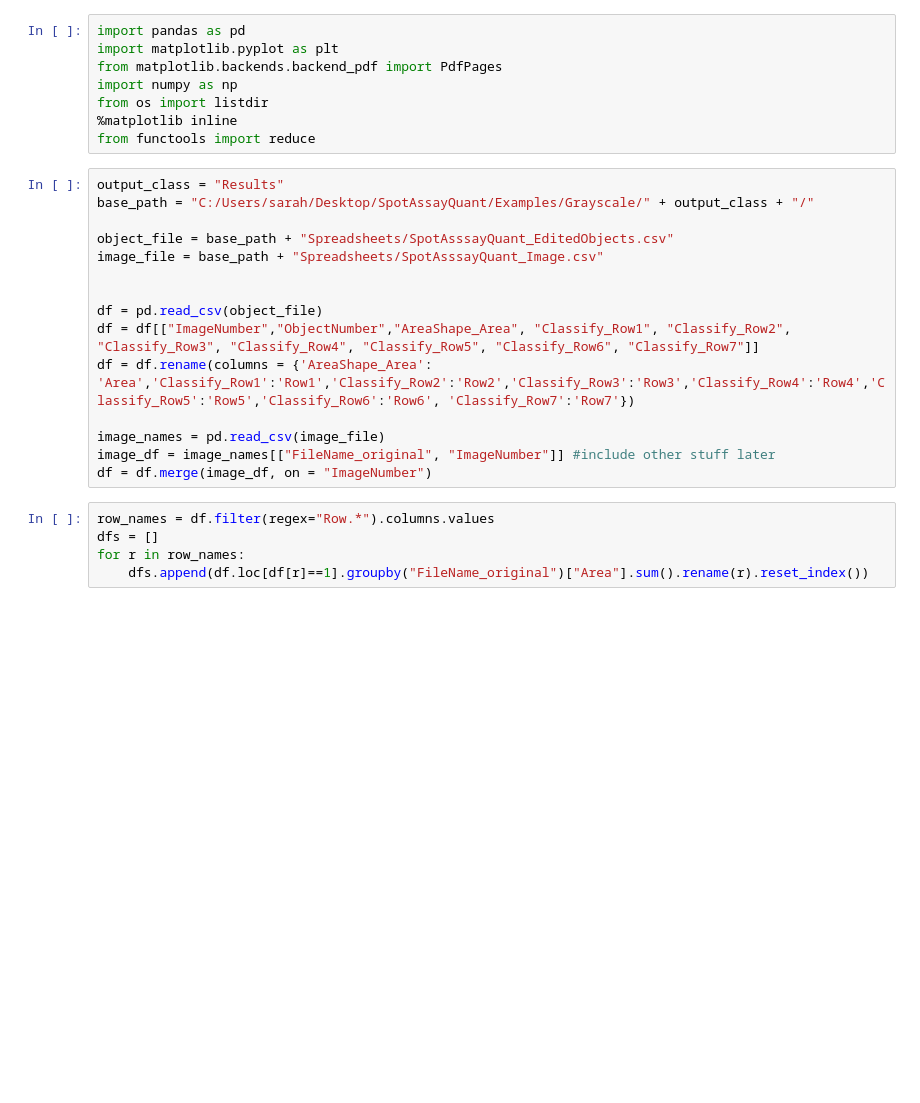
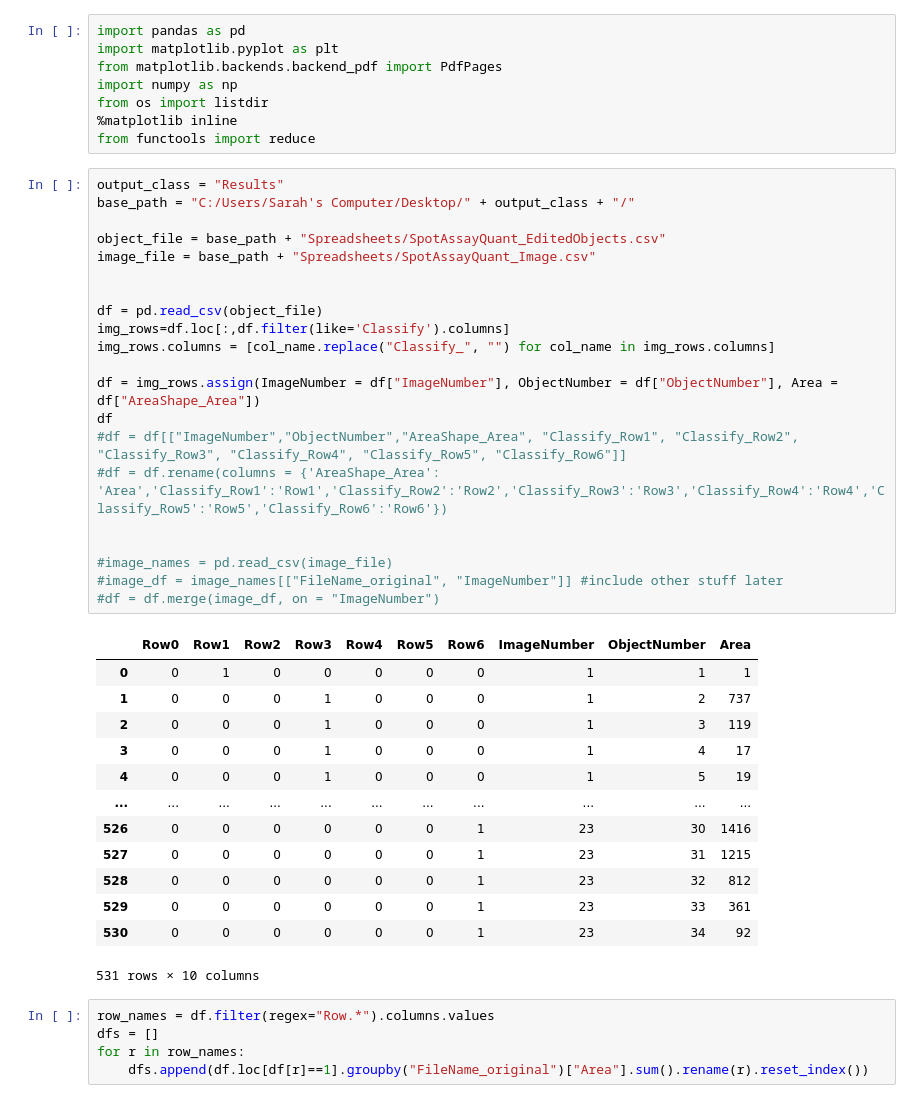
Before and after one commit to sah129/Spot-Assay-Quant, a Jupyter notebook: Scripts/generate_output.ipynb, the cells around one changed output. Saved outputs shown, nothing was run; the diff lists cells and outputs as text; blank space fills up the shorter version.

Commit message:
generalized for differing row numbers

```diff
--- a/Scripts/generate_output.ipynb
+++ b/Scripts/generate_output.ipynb
@@ -8,19 +8,39 @@ from os import listdir
 from functools import reduce
 # %%
 output_class = "Results"
-base_path = "C:/Users/sarah/Desktop/SpotAssayQuant/Examples/Grayscale/" + output_class + "/"
+base_path = "C:/Users/Sarah's Computer/Desktop/" + output_class + "/"
 
-object_file = base_path + "Spreadsheets/SpotAsssayQuant_EditedObjects.csv"
-image_file = base_path + "Spreadsheets/SpotAsssayQuant_Image.csv"
+object_file = base_path + "Spreadsheets/SpotAssayQuant_EditedObjects.csv"
+image_file = base_path + "Spreadsheets/SpotAssayQuant_Image.csv"
 
 
 df = pd.read_csv(object_file)
-df = df[["ImageNumber","ObjectNumber","AreaShape_Area", "Classify_Row1", "Classify_Row2", "Classify_Row3", "Classify_Row4", "Classify_Row5", "Classify_Row6", "Classify_Row7"]]
-df = df.rename(columns = {'AreaShape_Area': 'Area','Classify_Row1':'Row1','Classify_Row2':'Row2','Classify_Row3':'Row3','Classify_Row4':'Row4','Classify_Row5':'Row5','Classify_Row6':'Row6', 'Classify_Row7':'Row7'})
+img_rows=df.loc[:,df.filter(like='Classify').columns]
+img_rows.columns = [col_name.replace("Classify_", "") for col_name in img_rows.columns]
 
-image_names = pd.read_csv(image_file)
-image_df = image_names[["FileName_original", "ImageNumber"]] #include other stuff later
-df = df.merge(image_df, on = "ImageNumber")
+df = img_rows.assign(ImageNumber = df["ImageNumber"], ObjectNumber = df["ObjectNumber"], Area = df["AreaShape_Area"])
+df
+#df = df[["ImageNumber","ObjectNumber","AreaShape_Area", "Classify_Row1", "Classify_Row2", "Classify_Row3", "Classify_Row4", "Classify_Row5", "Classify_Row6"]]
+#df = df.rename(columns = {'AreaShape_Area': 'Area','Classify_Row1':'Row1','Classify_Row2':'Row2','Classify_Row3':'Row3','Classify_Row4':'Row4','Classify_Row5':'Row5','Classify_Row6':'Row6'})
+
+
+#image_names = pd.read_csv(image_file)
+#image_df = image_names[["FileName_original", "ImageNumber"]] #include other stuff later
+#df = df.merge(image_df, on = "ImageNumber")
+# %% [output]
+|  | Row0 | Row1 | Row2 | Row3 | Row4 | Row5 | Row6 | ImageNumber | ObjectNumber | Area |
+| 0 | 0 | 1 | 0 | 0 | 0 | 0 | 0 | 1 | 1 | 1 |
+| 1 | 0 | 0 | 0 | 1 | 0 | 0 | 0 | 1 | 2 | 737 |
+| 2 | 0 | 0 | 0 | 1 | 0 | 0 | 0 | 1 | 3 | 119 |
+| 3 | 0 | 0 | 0 | 1 | 0 | 0 | 0 | 1 | 4 | 17 |
+| 4 | 0 | 0 | 0 | 1 | 0 | 0 | 0 | 1 | 5 | 19 |
+| ... | ... | ... | ... | ... | ... | ... | ... | ... | ... | ... |
+| 526 | 0 | 0 | 0 | 0 | 0 | 0 | 1 | 23 | 30 | 1416 |
+| 527 | 0 | 0 | 0 | 0 | 0 | 0 | 1 | 23 | 31 | 1215 |
+| 528 | 0 | 0 | 0 | 0 | 0 | 0 | 1 | 23 | 32 | 812 |
+| 529 | 0 | 0 | 0 | 0 | 0 | 0 | 1 | 23 | 33 | 361 |
+| 530 | 0 | 0 | 0 | 0 | 0 | 0 | 1 | 23 | 34 | 92 |
+531 rows × 10 columns
 # %%
 row_names = df.filter(regex="Row.*").columns.values
 dfs = []
```
